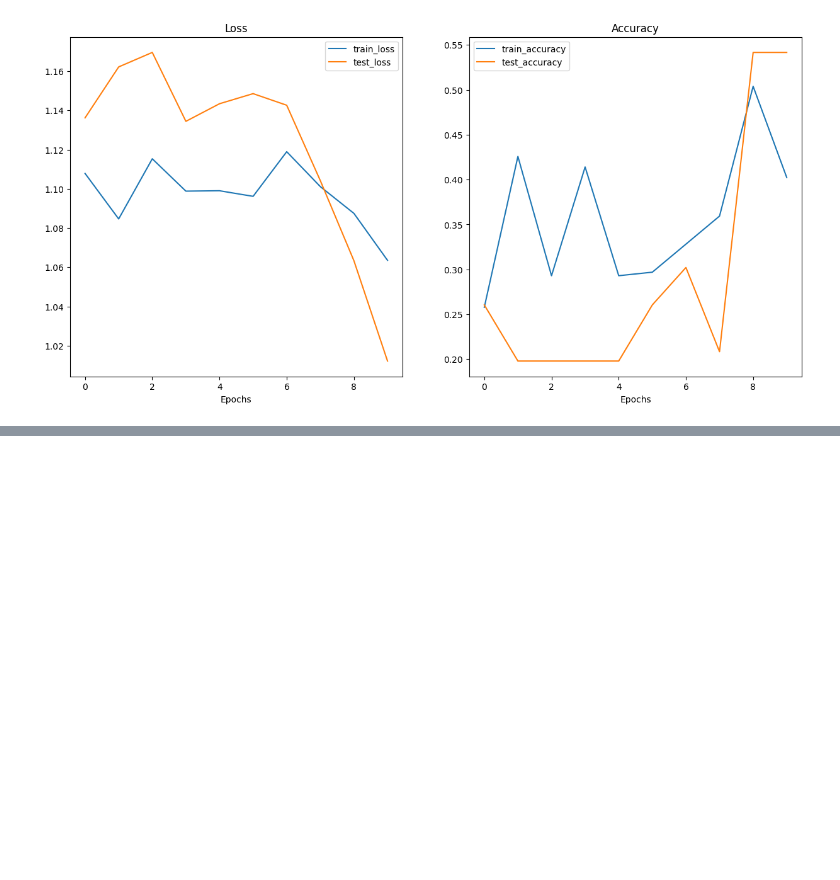
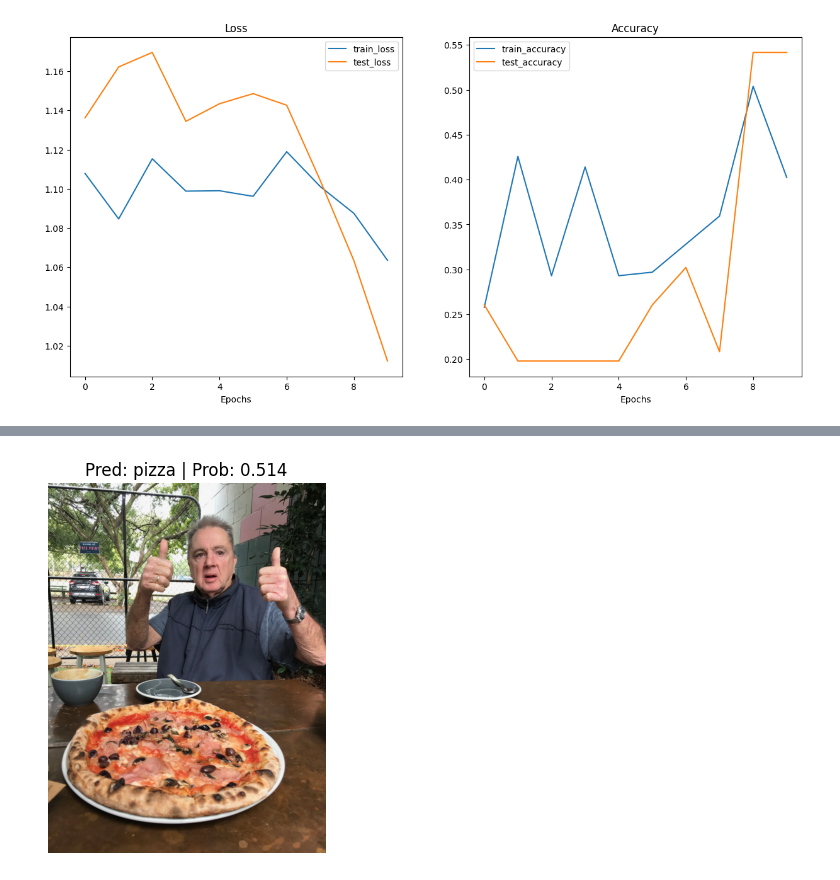
Before and after one commit to deriiinjv/pytorch-ml-experiments, a Jupyter notebook: customdataset.ipynb, the cells around one changed output, grey strips where cells are left out. Saved outputs shown, nothing was run; the diff lists cells and outputs as text; code cells hidden in the pictures; blank space fills up the shorter version.

```diff
--- a/customdataset.ipynb
+++ b/customdataset.ipynb
@@ -587,0 +720,3 @@ plot_loss_curves(model_0_results)
+# %%
+model_1 = model_1.to(device)
+model_1.eval()
@@ -587,0 +758,41 @@ plot_loss_curves(model_0_results)
+# %%
+
+def pred_and_plot_image(
+    model: torch.nn.Module,
+    image_path: str,
+    class_names: List[str] = None,
+    transform=None,
+    device: torch.device = device
+):
+    target_image = Image.open(image_path).convert("RGB")
+
+    if transform is None:
+        raise ValueError("Transform must be provided")
+
+    target_image_tensor = transform(target_image).unsqueeze(0).to(device)
+
+    model = model.to(device)
+    model.eval()
+
+    with torch.inference_mode():
+        logits = model(target_image_tensor)
+        probs = torch.softmax(logits, dim=1)
+        pred_label = probs.argmax(dim=1)
+
+    plt.imshow(target_image)
+    if class_names:
+        title = f"Pred: {class_names[pred_label.item()]} | Prob: {probs.max().item():.3f}"
+    else:
+        title = f"Pred: {pred_label.item()} | Prob: {probs.max().item():.3f}"
+    plt.title(title)
+    plt.axis("off")
+# %%
+pred_and_plot_image(
+    model=model_1,
+    image_path="/content/04-pizza-dad.jpeg",
+    class_names=class_names,
+    transform=inference_transform,
+    device=device
+)
+# %% [output]
+[figure, added]
```
Also changed, not shown: parts of 12 cells of this notebook.
